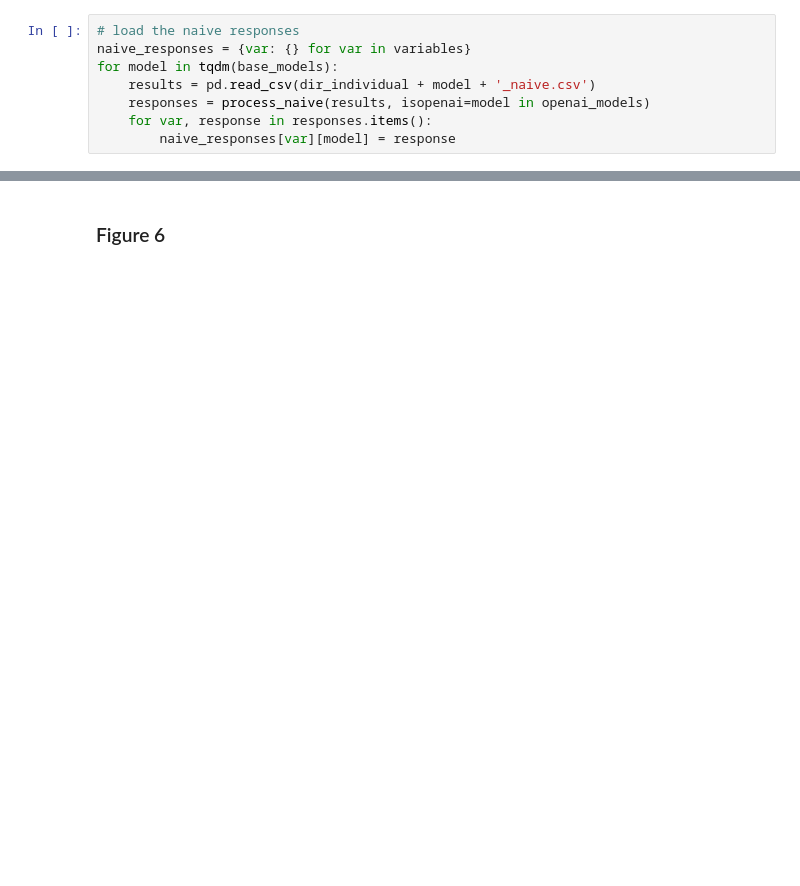
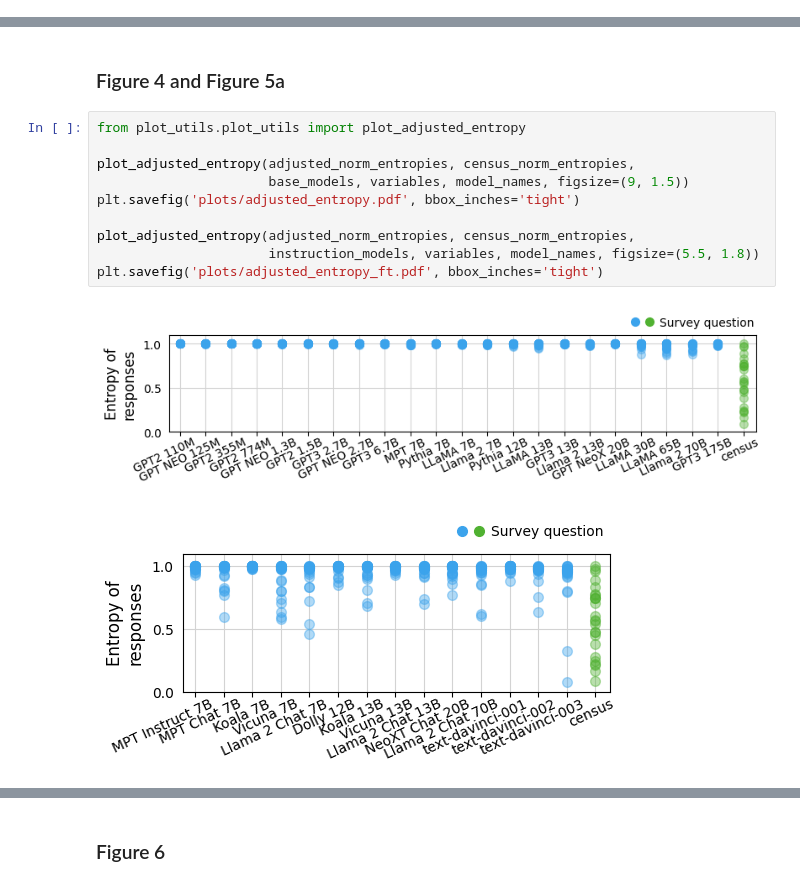
Before and after one commit to socialfoundations/surveying-language-models, a Jupyter notebook: figures.ipynb, the cells around one changed output, grey strips where cells are left out. Cells and saved outputs as stored; diff of their text form; blank space fills up the shorter version.

```diff
--- a/figures.ipynb
+++ b/figures.ipynb
@@ -227,8 +0,0 @@ def process_naive(dataset, isopenai=False):
-# %%
-# load the naive responses
-naive_responses = {var: {} for var in variables}
-for model in tqdm(base_models):
-    results = pd.read_csv(dir_individual + model + '_naive.csv')
-    responses = process_naive(results, isopenai=model in openai_models)
-    for var, response in responses.items():
-        naive_responses[var][model] = response
@@ -651,0 +86,15 @@ plt.savefig('plots/adjusted_kl_cens_unif.pdf', bbox_inches='tight')
+# %% [markdown]
+### Figure 4  and Figure 5a
+# %%
+from plot_utils.plot_utils import plot_adjusted_entropy
+
+plot_adjusted_entropy(adjusted_norm_entropies, census_norm_entropies,
+                      base_models, variables, model_names, figsize=(9, 1.5))
+plt.savefig('plots/adjusted_entropy.pdf', bbox_inches='tight')
+
+plot_adjusted_entropy(adjusted_norm_entropies, census_norm_entropies,
+                      instruction_models, variables, model_names, figsize=(5.5, 1.8))
+plt.savefig('plots/adjusted_entropy_ft.pdf', bbox_inches='tight')
+# %% [output]
+[figure, added]
+[figure, added]
```
Also changed, not shown: parts of 135 cells of this notebook, 31 other files.
